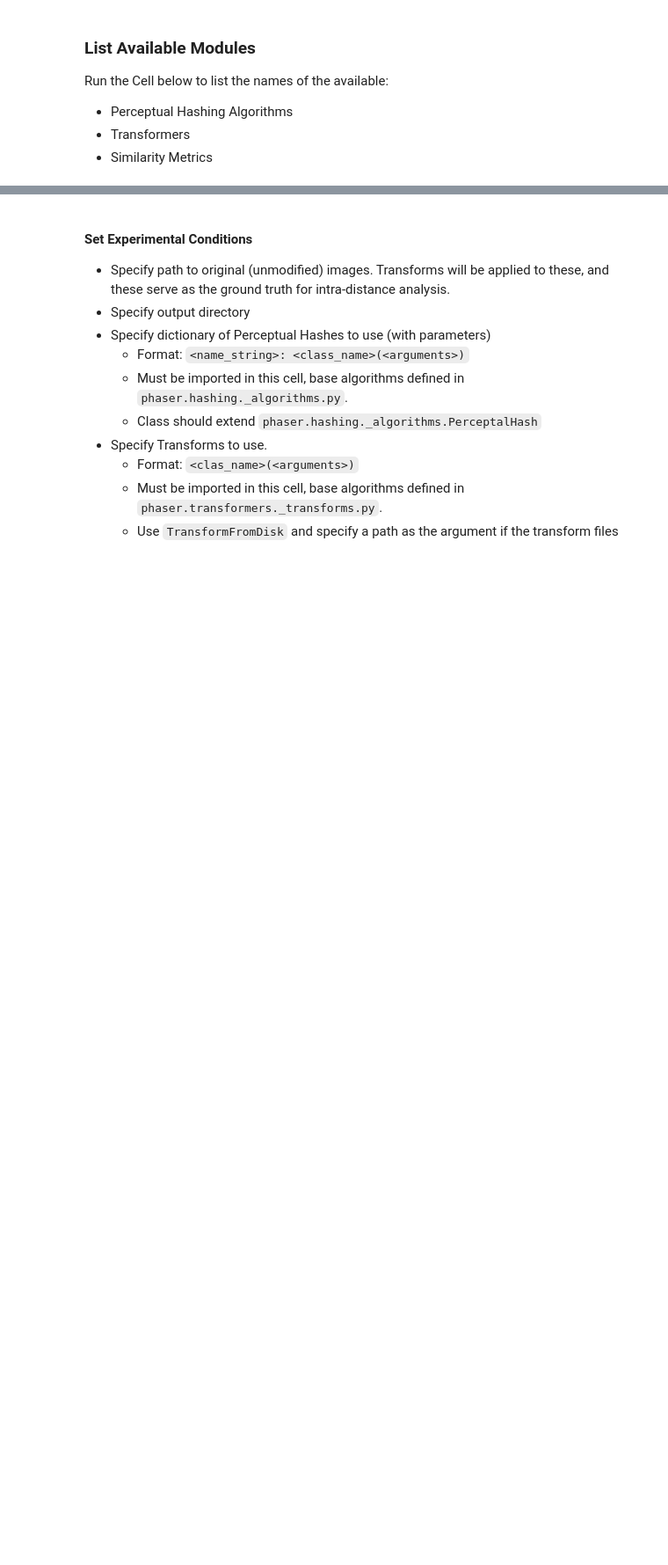
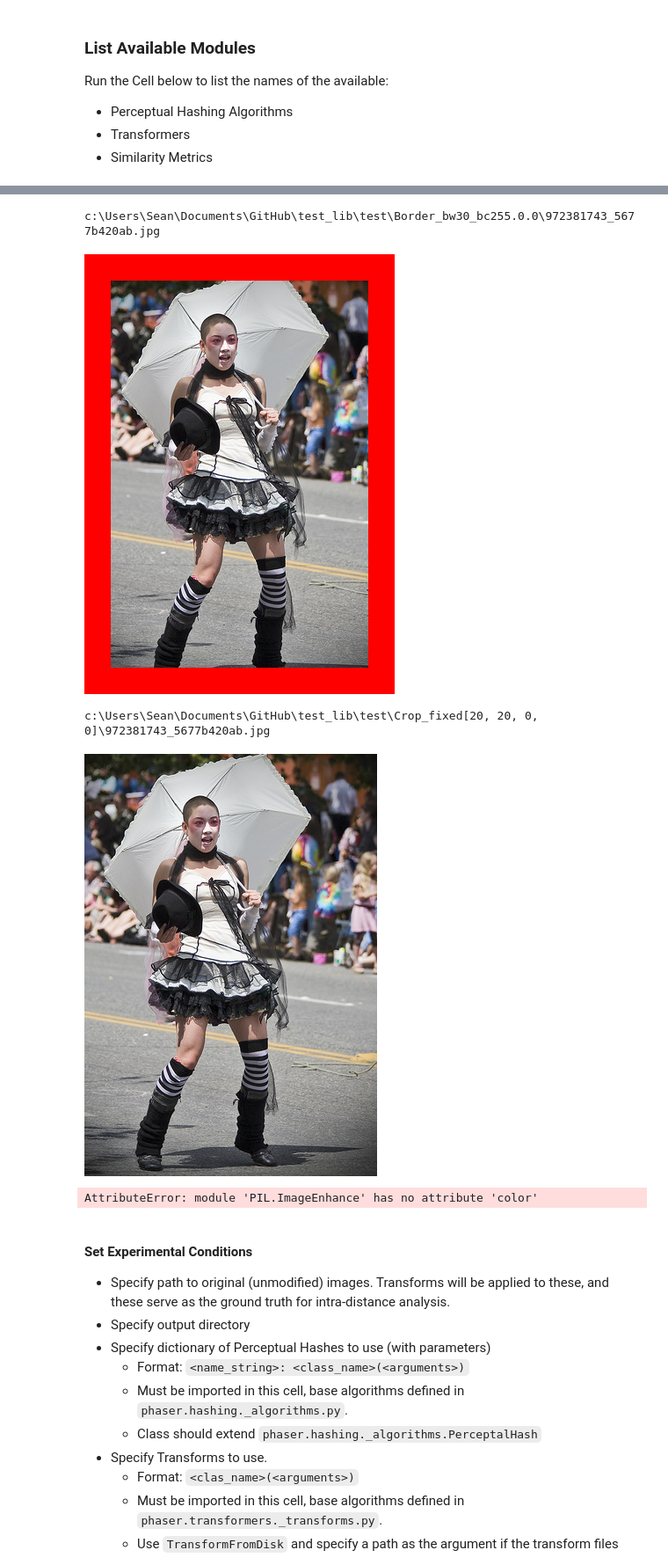
Before and after one commit to AabyWan/test_lib, a Jupyter notebook: process.ipynb, the cells around one changed output, grey strips where cells are left out. Shown: that part at 88% size. Cells and saved outputs as stored; diff of their text form; code cells hidden in the pictures; blank space fills up the shorter version.

Commit message:
fixed some path handling, removed some prints. added transform test to process notebook

```diff
--- a/process.ipynb
+++ b/process.ipynb
@@ -18,3 +21,36 @@ for module_name, functions in list_modular_components().items():
+# %%
+from phaser.transformers import *
+from phaser.utils import ImageLoader
+
+# list of functions and parameters to create transform classes
+# Edit these to change output.
+transforms = [
+    Border(border_colour=(255,0,0), border_width=30),
+    Crop(cropbox_absolute=[20,20,0,0]),
+    Enhance(sharpnessfactor=0.0, contrastfactor=2, colourfactor=0.3, brightnessfactor=0.7),
+    Flip(direction='Horizontal'),
+    Rescale(scalefactor=2.1, thumbnail_aspect=False),
+    Rescale(fixed_dimensions=(200,200), thumbnail_aspect=True),
+    Rotate(degrees_counter_clockwise=10),
+    Rotate(degrees_counter_clockwise=-20),
+    Watermark()
+]
+
+# Load an image to transform
+im = ImageLoader(f"images/972381743_5677b420ab.jpg")
+
+# Apply each specified transform to the image and save to "test/"
+for t in transforms:
+    modified = t.fit(im) # fit function applies the transform
+    filepath = t.saveToDisk(image=modified, save_directory="test", filename=im.filename )
+    print(filepath)
+    display(modified)
+# %% [output]
+c:\Users\Sean\Documents\GitHub\test_lib\test\Border_bw30_bc255.0.0\972381743_5677b420ab.jpg
+[figure, added]
+c:\Users\Sean\Documents\GitHub\test_lib\test\Crop_fixed[20, 20, 0, 0]\972381743_5677b420ab.jpg
+[figure, added]
+AttributeError: module 'PIL.ImageEnhance' has no attribute 'color'
 # %% [markdown]
 #### Set Experimental Conditions
 - Specify path to original (unmodified) images. Transforms will be applied to these, and these serve as the ground truth for intra-distance analysis.
```
Also changed, not shown: parts of 3 cells of this notebook, 3 other files.
